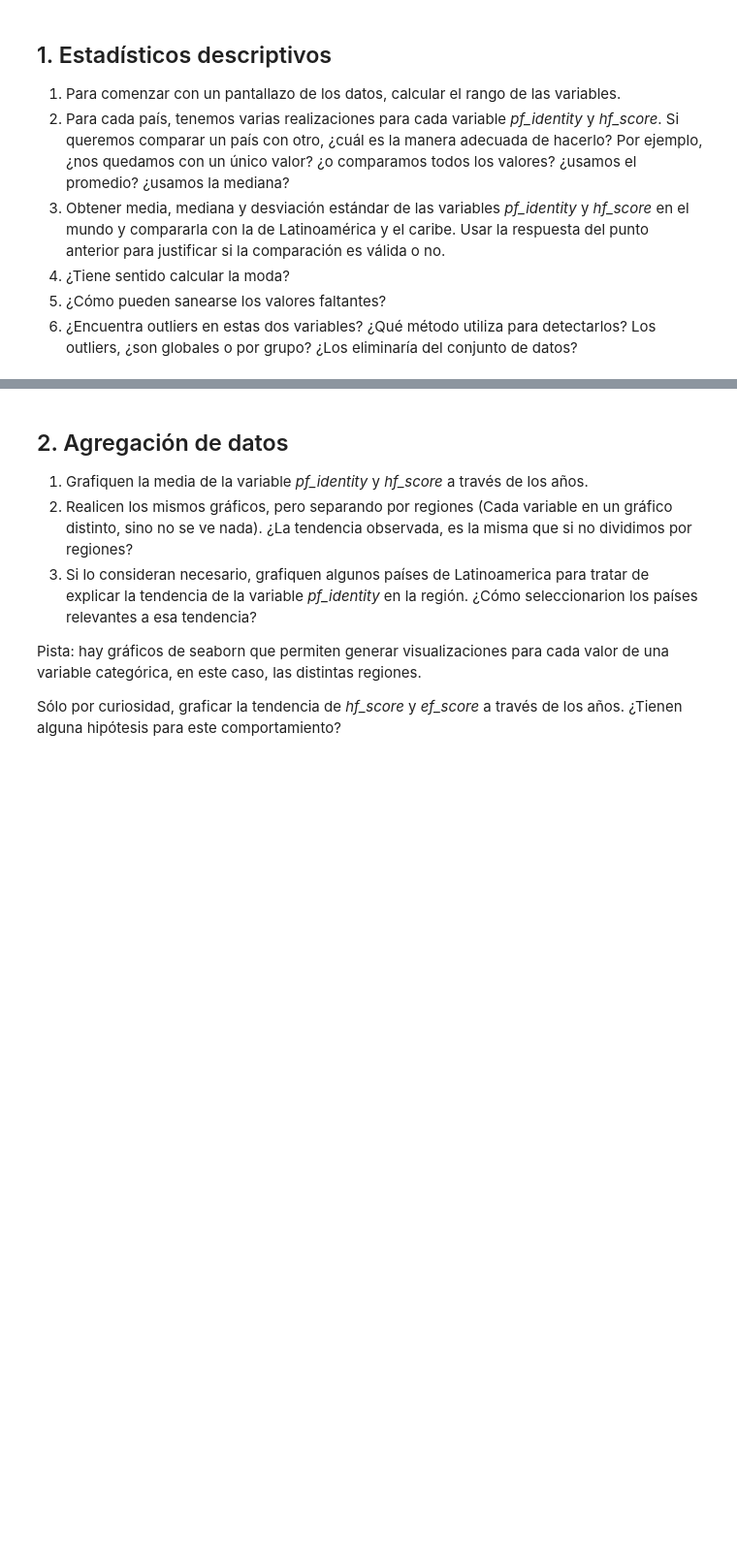
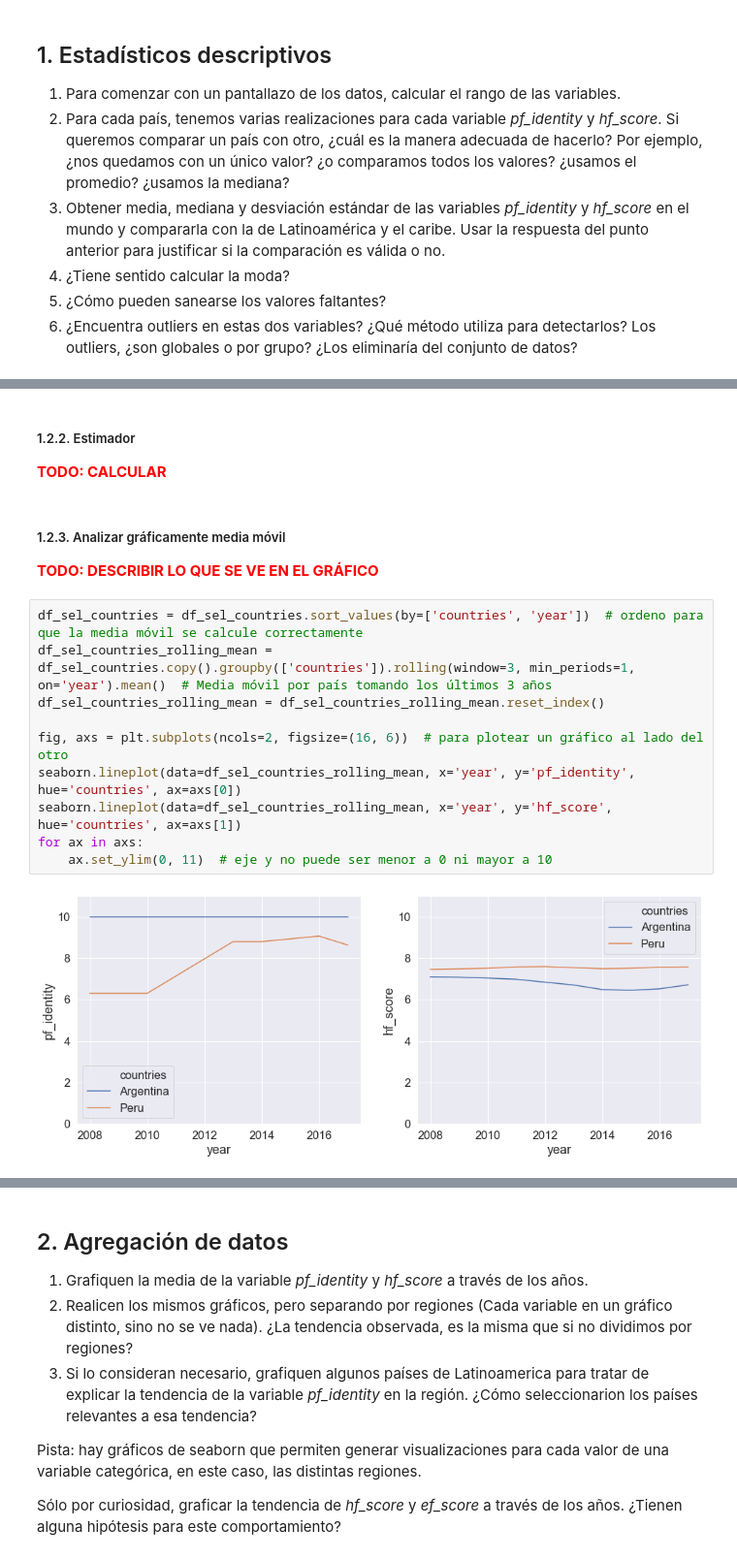
Before and after one commit to diegobcuadro/AyV_Grupo10, a Jupyter notebook: practico.ipynb, the cells around one changed output, grey strips where cells are left out. Shown at 97% size. Drawn from its saved outputs; the diff is of its cells as text; blank space fills up the shorter version.

```diff
--- a/practico.ipynb
+++ b/practico.ipynb
@@ -240,0 +195,18 @@ COMPLETAR SI BORRAR OUTLIERS
+# %% [markdown]
+##### 1.2.2. Estimador
+<font color='red'>**TODO: CALCULAR**<font>
+# %% [markdown]
+##### 1.2.3. Analizar gráficamente media móvil
+<font color='red'>**TODO: DESCRIBIR LO QUE SE VE EN EL GRÁFICO**<font>
+# %%
+df_sel_countries = df_sel_countries.sort_values(by=['countries', 'year'])  # ordeno para que la media móvil se calcule correctamente
+df_sel_countries_rolling_mean = df_sel_countries.copy().groupby(['countries']).rolling(window=3, min_periods=1, on='year').mean()  # Media móvil por país tomando los últimos 3 años
+df_sel_countries_rolling_mean = df_sel_countries_rolling_mean.reset_index()
+
+fig, axs = plt.subplots(ncols=2, figsize=(16, 6))  # para plotear un gráfico al lado del otro
+seaborn.lineplot(data=df_sel_countries_rolling_mean, x='year', y='pf_identity', hue='countries', ax=axs[0])
+seaborn.lineplot(data=df_sel_countries_rolling_mean, x='year', y='hf_score', hue='countries', ax=axs[1])
+for ax in axs:
+    ax.set_ylim(0, 11)  # eje y no puede ser menor a 0 ni mayor a 10
+# %% [output]
+[figure, added]
```
Also changed, not shown: parts of 40 cells of this notebook.
